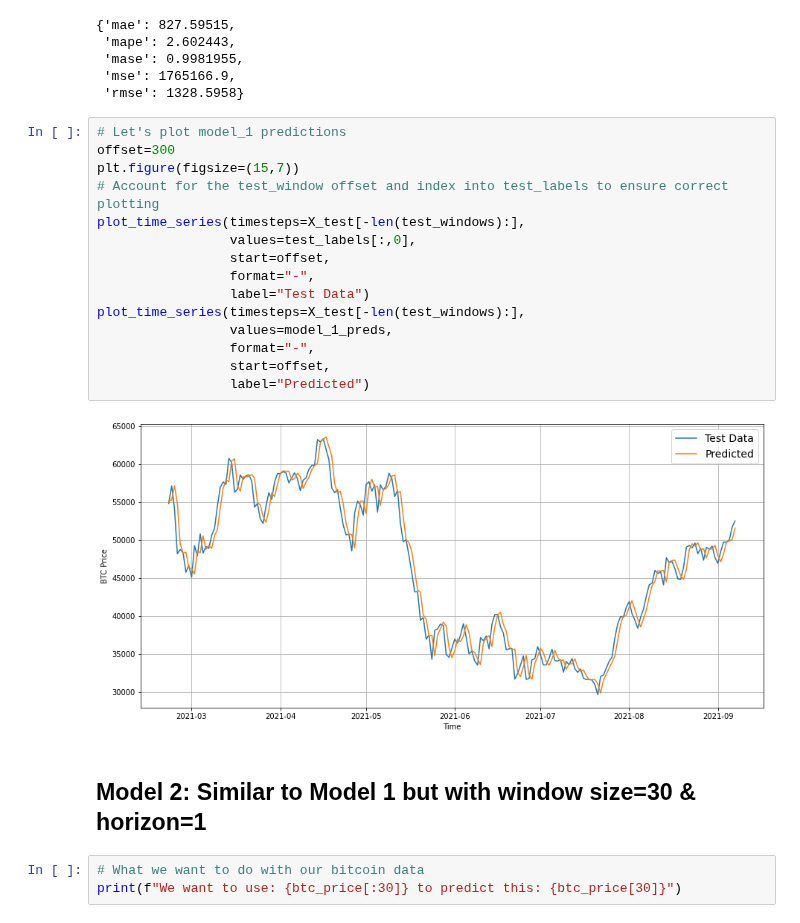
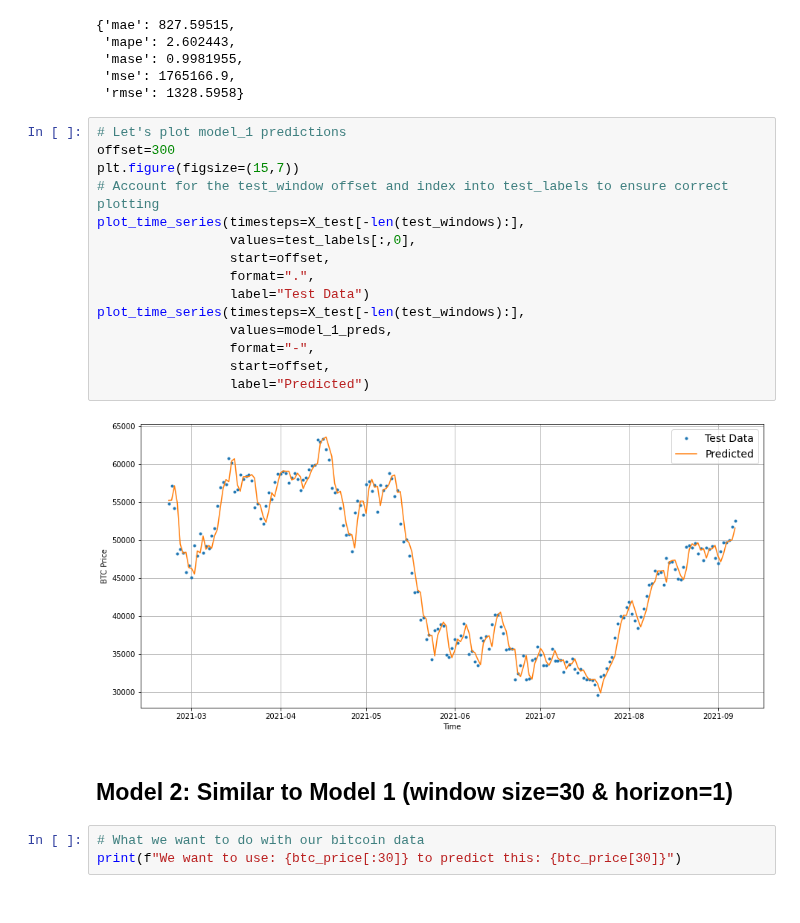
Before and after one commit to imran9891/TensorFlow, a Jupyter notebook: 10_time_series_forecasing_with_tensorflow.ipynb, the cells around one changed output. Cells and saved outputs as stored; diff of their text form.

```diff
--- a/10_time_series_forecasing_with_tensorflow.ipynb
+++ b/10_time_series_forecasing_with_tensorflow.ipynb
@@ -680,22 +695,22 @@ naive_results
 # %%
 # Let's plot model_1 predictions
 offset=300
 plt.figure(figsize=(15,7))
 # Account for the test_window offset and index into test_labels to ensure correct plotting
 plot_time_series(timesteps=X_test[-len(test_windows):],
                  values=test_labels[:,0],
                  start=offset,
-                 format="-",
+                 format=".",
                  label="Test Data")
 plot_time_series(timesteps=X_test[-len(test_windows):],
                  values=model_1_preds,
                  format="-",
                  start=offset,
                  label="Predicted")
 # %% [output]
-[figure, old version]
+[figure, new version]
 # %% [markdown]
-## Model 2: Similar to Model 1 but with window size=30 & horizon=1
+## Model 2: Similar to Model 1 (window size=30 & horizon=1)
 # %%
 # What we want to do with our bitcoin data
 print(f"We want to use: {btc_price[:30]} to predict this: {btc_price[30]}")
```
Also changed, not shown: parts of 40 cells of this notebook.
